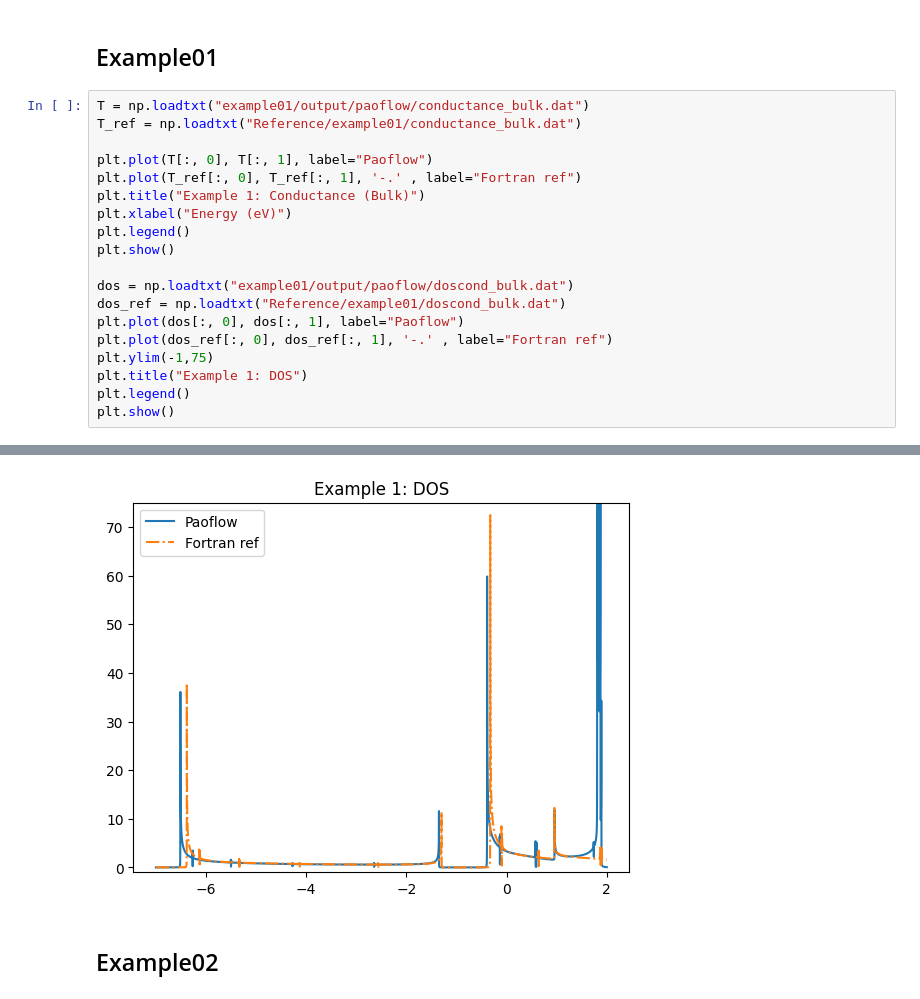
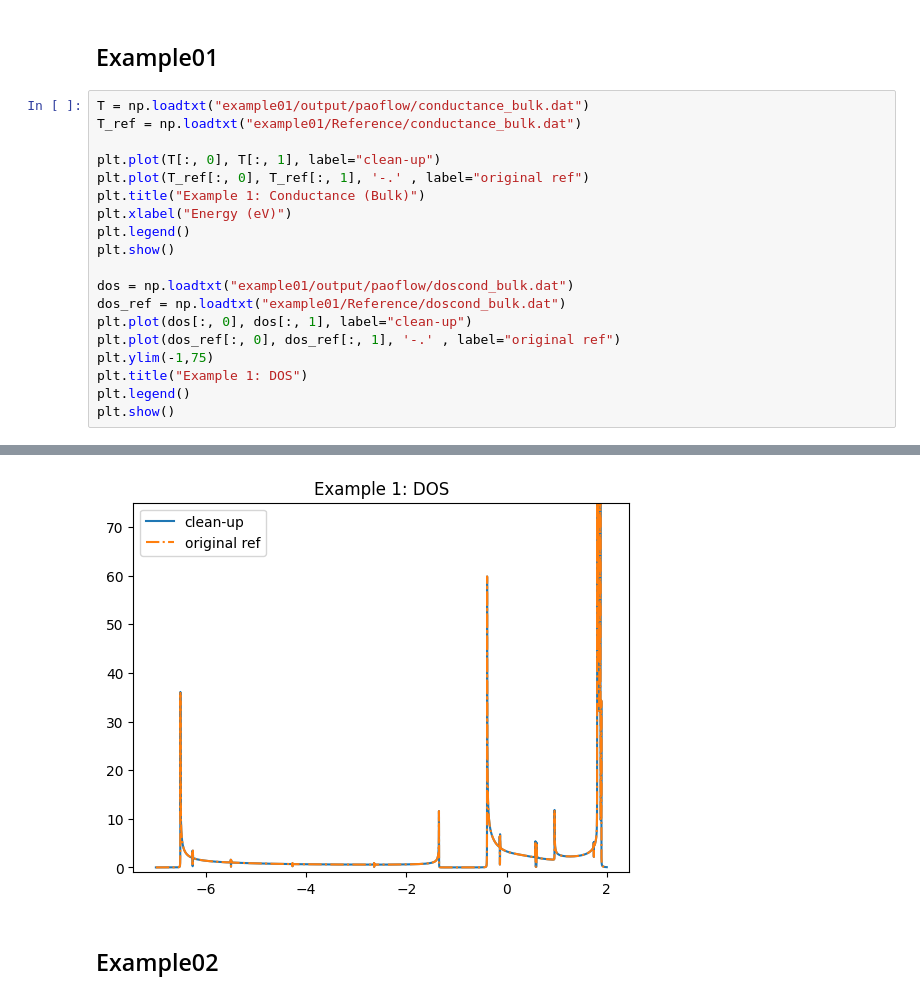
Before and after one commit to marcobn/PAOFLOW, a Jupyter notebook: examples/transport_examples/analysis.ipynb, the cells around one changed output, grey strips where cells are left out. Cells and saved outputs as stored; diff of their text form.

```diff
--- a/examples/transport_examples/analysis.ipynb
+++ b/examples/transport_examples/analysis.ipynb
@@ -5,19 +5,19 @@ import matplotlib.pyplot as plt
 ## Example01
 # %%
 T = np.loadtxt("example01/output/paoflow/conductance_bulk.dat")
-T_ref = np.loadtxt("Reference/example01/conductance_bulk.dat")
+T_ref = np.loadtxt("example01/Reference/conductance_bulk.dat")
 
-plt.plot(T[:, 0], T[:, 1], label="Paoflow")
-plt.plot(T_ref[:, 0], T_ref[:, 1], '-.' , label="Fortran ref")
+plt.plot(T[:, 0], T[:, 1], label="clean-up")
+plt.plot(T_ref[:, 0], T_ref[:, 1], '-.' , label="original ref")
 plt.title("Example 1: Conductance (Bulk)")
 plt.xlabel("Energy (eV)")
 plt.legend()
 plt.show()
 
 dos = np.loadtxt("example01/output/paoflow/doscond_bulk.dat")
-dos_ref = np.loadtxt("Reference/example01/doscond_bulk.dat")
-plt.plot(dos[:, 0], dos[:, 1], label="Paoflow")
-plt.plot(dos_ref[:, 0], dos_ref[:, 1], '-.' , label="Fortran ref")
+dos_ref = np.loadtxt("example01/Reference/doscond_bulk.dat")
+plt.plot(dos[:, 0], dos[:, 1], label="clean-up")
+plt.plot(dos_ref[:, 0], dos_ref[:, 1], '-.' , label="original ref")
 plt.ylim(-1,75)
 plt.title("Example 1: DOS")
 plt.legend()
@@ -27,4 +27,4 @@ plt.show()
-[figure, old version]
+[figure, new version]
 # %% [markdown]
 ## Example02
 # %%
```
Also changed, not shown: parts of 2 cells of this notebook, 3 other files.
